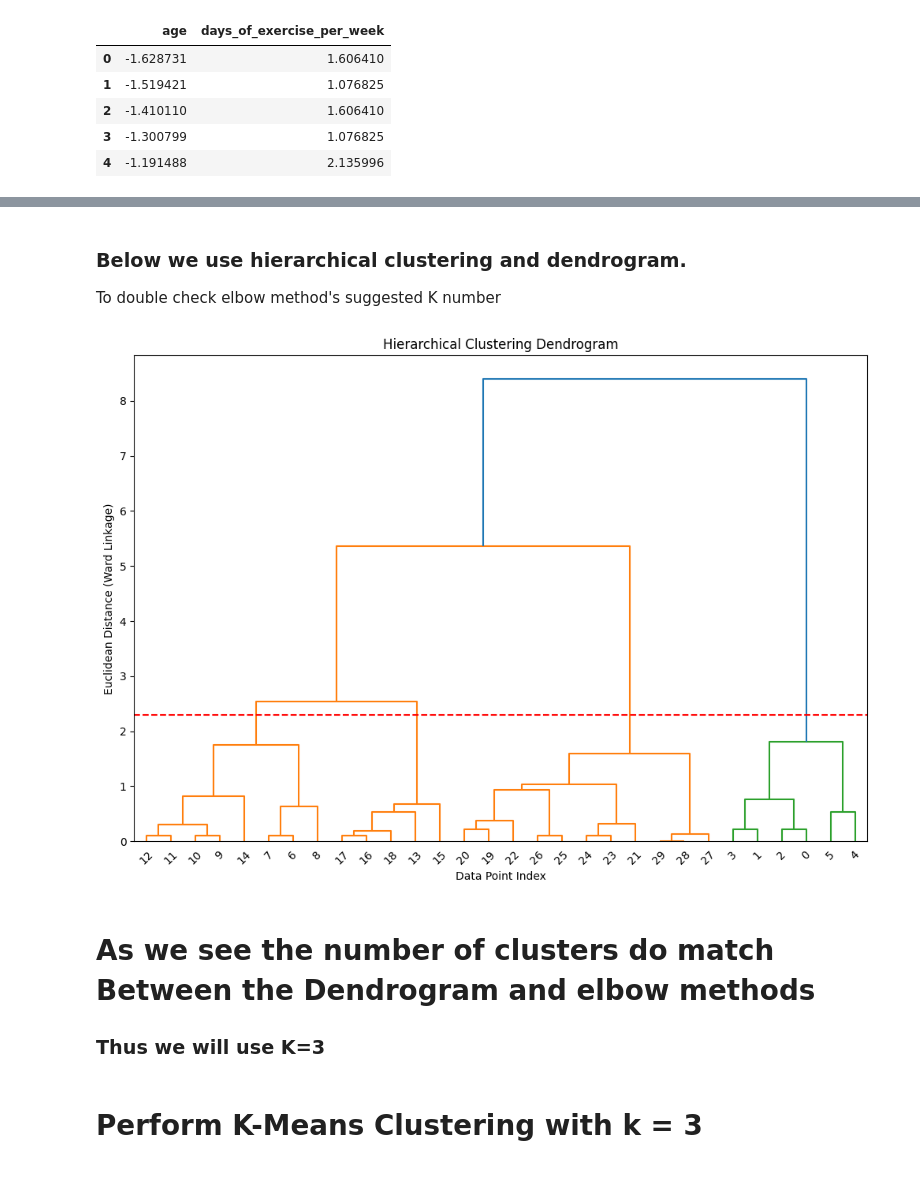
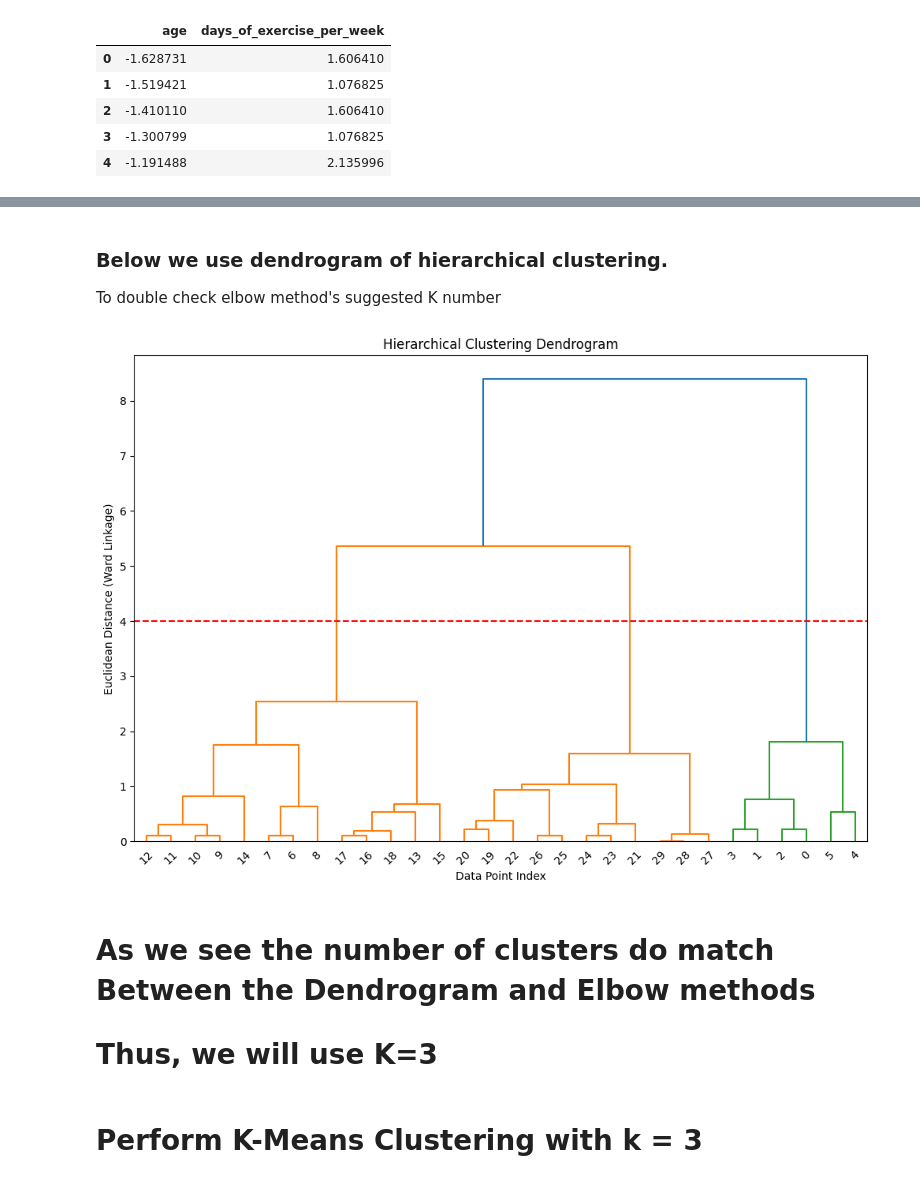
Before and after one commit to sukhitashvili/humanoo, a Jupyter notebook: data_clustering.ipynb, the cells around one changed output, grey strips where cells are left out. Drawn from its saved outputs; the diff is of its cells as text; code cells hidden in the pictures.

```diff
--- a/data_clustering.ipynb
+++ b/data_clustering.ipynb
@@ -72,36 +77,35 @@ Calculating inertia for k=1 to 10...
 # %% [markdown]
-### Below we use hierarchical clustering and dendrogram.
+### Below we use dendrogram of hierarchical clustering.
 To double check elbow method's suggested K number
-# %%
-# The 'linkage' function from SciPy calculates the distances between clusters.
-# 'ward' is a common linkage method that minimizes the variance of the clusters being merged.
-linked = linkage(X, method='ward')
-
-# Plot the dendrogram
-plt.figure(figsize=(12, 8))
-dendrogram(linked,
-           orientation='top',
-           labels=X.index, # Optional: label the x-axis with data point indices
-           distance_sort='descending',
-           show_leaf_counts=True)
-
-plt.title('Hierarchical Clustering Dendrogram')
-plt.xlabel('Data Point Index')
-plt.ylabel('Euclidean Distance (Ward Linkage)')
-
-# Add a horizontal line to suggest the optimal cut
-# We find the largest gap and draw a line through it.
-# In this case, the largest gap is between 2 and 3 on the y-axis.
-plt.axhline(y=2.3, color='r', linestyle='--')
-plt.annotate('Cut here (k=3)', xy=(60, 15), xytext=(70, 25),
-             arrowprops=dict(facecolor='black', shrink=0.05))
-
-plt.show()
-# %% [output]
-[figure, removed]
+# %%
+# The 'linkage' function from SciPy calculates the distances between clusters.
+# 'ward' is a common linkage method that minimizes the variance of the clusters being merged.
+linked = linkage(X, method='ward')
+
+# Plot the dendrogram
+plt.figure(figsize=(12, 8))
+dendrogram(linked,
+           orientation='top',
+           labels=X.index, # Optional: label the x-axis with data point indices
+           distance_sort='descending',
+           show_leaf_counts=True)
+
+plt.title('Hierarchical Clustering Dendrogram')
+plt.xlabel('Data Point Index')
+plt.ylabel('Euclidean Distance (Ward Linkage)')
+
+# We find the last  largest merges and draw a line through it.
+# In this case, cut at 4 on the y-axis gives as 3 distinct clusters.
+plt.axhline(y=4, color='r', linestyle='--')
+plt.annotate('Cut here (k=3)', xy=(60, 15), xytext=(70, 25),
+             arrowprops=dict(facecolor='black', shrink=0.05))
+
+plt.show()
+# %% [output]
+[figure, added]
 # %% [markdown]
-# As we see the number of clusters do match Between the Dendrogram and elbow methods
-### Thus we will use K=3
+# As we see the number of clusters do match Between the Dendrogram and Elbow methods
+# Thus, we will use K=3
 # %% [markdown]
 # Perform K-Means Clustering with k = 3
 # %%
```
Also changed, not shown: parts of 4 cells of this notebook.
